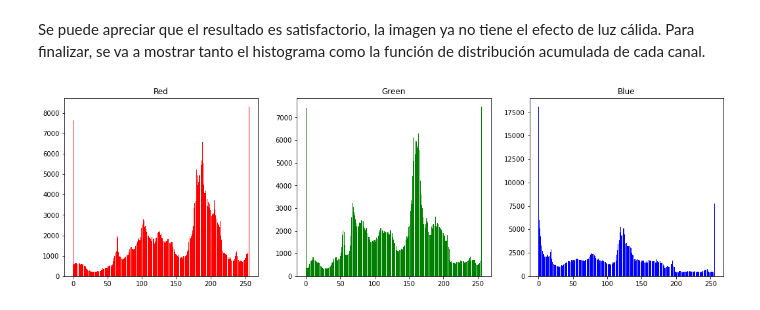
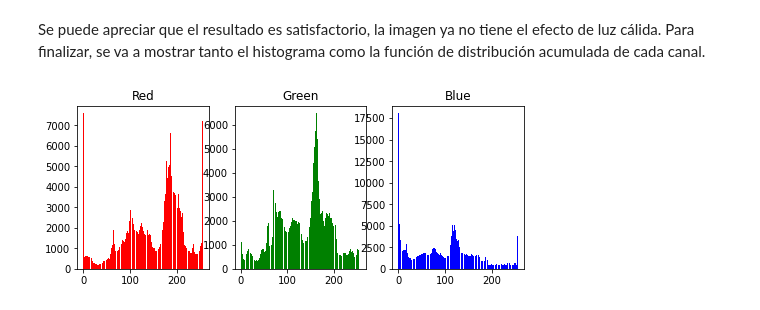
Before and after one commit to gen1897/Percepcion, a Jupyter notebook: Color Cast/Notebook.ipynb, the cells around one changed output. Drawn from its saved outputs; the diff is of its cells as text; code cells hidden in the pictures.

```diff
--- a/Color Cast/Notebook.ipynb
+++ b/Color Cast/Notebook.ipynb
@@ -520,11 +187,11 @@ Para la intensidad mínima se eliminará un pequeño porcentaje de los píxeles
 # %%
 img_R, img_G, img_B = images[0][:, :, 0], images[0][:, :, 1], images[0][:, :, 2]
 # %%
-cdf_R, cdf_G, cdf_B = contraster.compute_cdfs(img_R, img_G, img_B)
+cdf_R, cdf_G, cdf_B = contrast.compute_cdfs(img_R, img_G, img_B)
 # %%
-a_low_R, a_high_R = contraster.search_limits(cdf_R, 0.02, 0.02)
-a_low_G, a_high_G = contraster.search_limits(cdf_G, 0.01, 0.01)
-a_low_B, a_high_B = contraster.search_limits(cdf_B, 0.01, 0.01)
+a_low_R, a_high_R = contrast.search_limits(cdf_R, 0.02, 0.02)
+a_low_G, a_high_G = contrast.search_limits(cdf_G, 0.01, 0.01)
+a_low_B, a_high_B = contrast.search_limits(cdf_B, 0.01, 0.01)
 # %%
 a_low_R, a_high_R
 # %% [output]
@@ -566,9 +228,9 @@ $$
 
 Esta ecuación asignara un 0 para intensidades que caigan por debajo de la nueva intensidad mínima, mientras que para intensidades que sean superiores a la nueva intensidad máxima asignara un 255 (ya que usamos 8 bits). Para las intensidades que caigan entre los valores máximos y mínimos calcula el mapeo de su nuevo valor.
 # %%
-new_data_R = np.vectorize(contraster.autocontrast)(img_R, a_low_R, a_high_R).astype(np.uint8)
-new_data_G = np.vectorize(contraster.autocontrast)(img_G, a_low_G, a_high_G).astype(np.uint8)
-new_data_B = np.vectorize(contraster.autocontrast)(img_B, a_low_B, a_high_B).astype(np.uint8)
+new_data_R = np.vectorize(contrast.autocontrast)(img_R, a_low_R, a_high_R).astype(np.uint8)
+new_data_G = np.vectorize(contrast.autocontrast)(img_G, a_low_G, a_high_G).astype(np.uint8)
+new_data_B = np.vectorize(contrast.autocontrast)(img_B, a_low_B, a_high_B).astype(np.uint8)
 # %%
 new_data_R.min(), new_data_R.max()
 # %% [output]
@@ -585,5 +247,5 @@ new_data_B.min(), new_data_B.max()
 Como se puede observar el mapeo de intensidades ha sido satisfactorio y los nuevos canales de colores vuelven a estar en el rango de $[0-255]$.
 A continuación se va a crear la nueva imagen autocontrastada para ver el resultado.
 # %%
-new_image = contraster.create_new_RGB_image(images[0].shape, new_data_R, new_data_G, new_data_B)
+new_image = contrast.create_new_RGB_image(images[0].shape, new_data_R, new_data_G, new_data_B)
 # %%
@@ -594,6 +255,6 @@ plt.imshow(new_image)
 # %% [markdown]
 Se puede apreciar que el resultado es satisfactorio, la imagen ya no tiene el efecto de luz cálida. Para finalizar, se va a mostrar tanto el histograma como la función de distribución acumulada de cada canal.
 # %%
-explorer.color_histo(new_image, read=False)
+exploration.color_hist(new_image, read=False)
 # %% [output]
-[figure, old version]
+[figure, new version]
```
Also changed, not shown: parts of 66 cells of this notebook, 2 other files.
